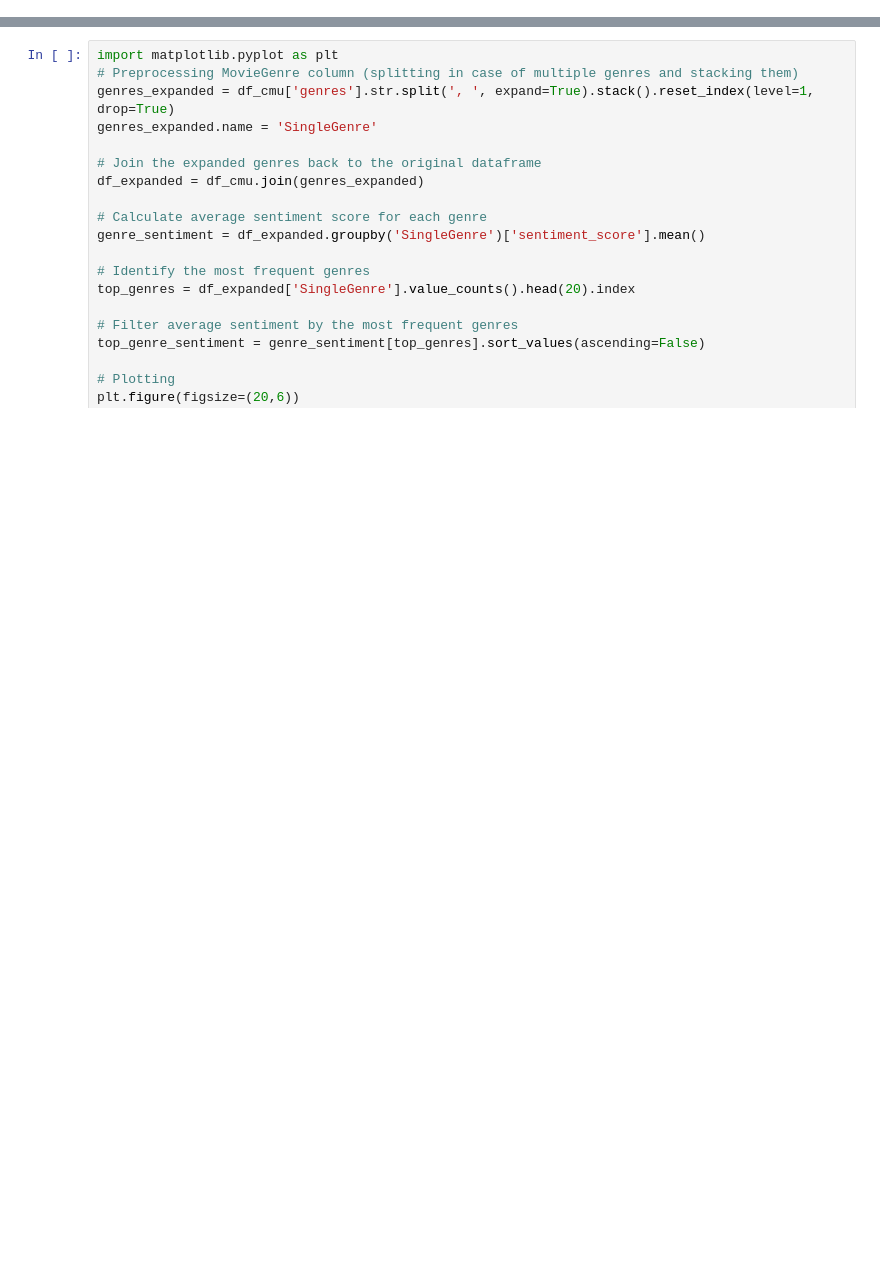
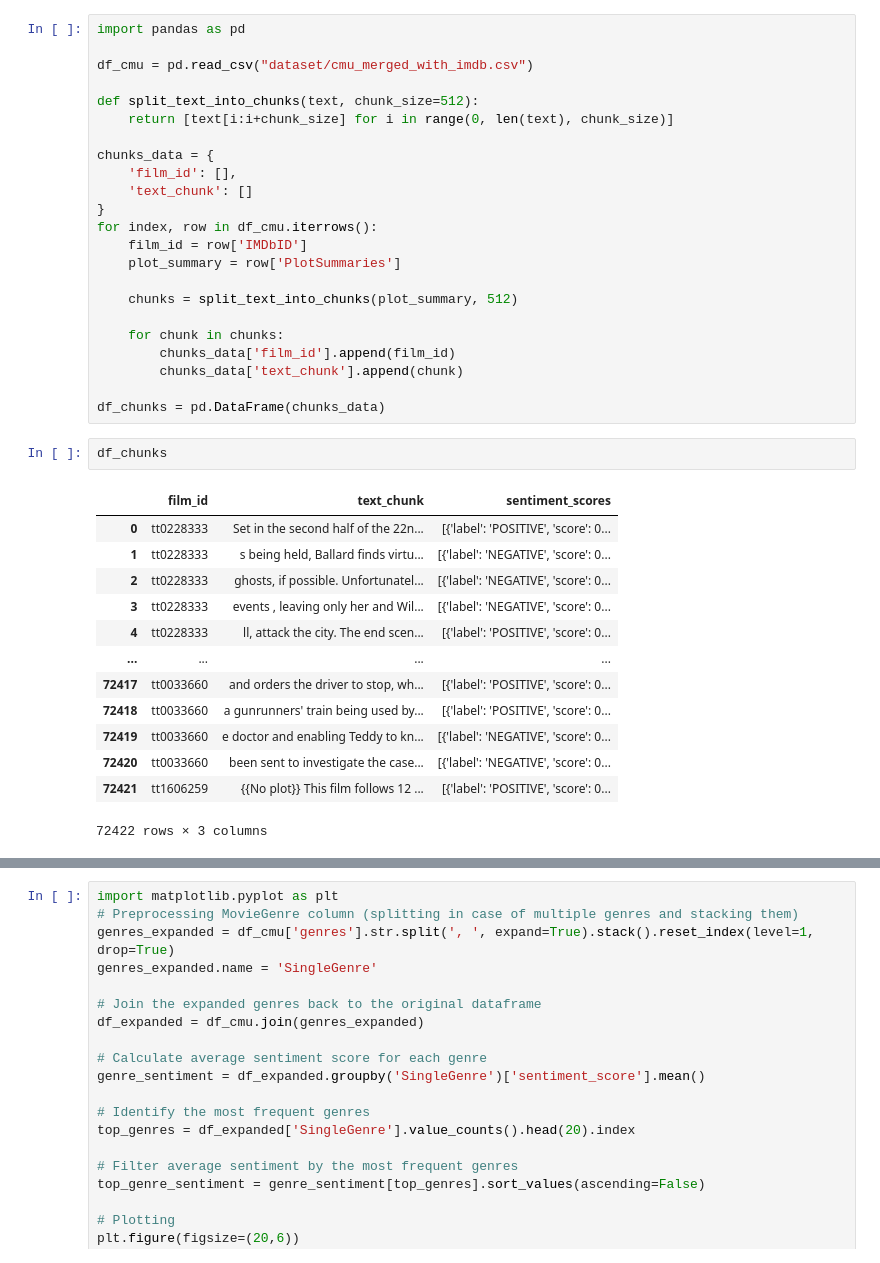
Before and after one commit to epfl-ada/ada-2023-project-padawans, a Jupyter notebook: Q4.ipynb, the cells around one changed output, grey strips where cells are left out. Cells and saved outputs as stored; diff of their text form; blank space fills up the shorter version.

```diff
--- a/Q4.ipynb
+++ b/Q4.ipynb
@@ -0,0 +25,39 @@
+# %%
+import pandas as pd
+
+df_cmu = pd.read_csv("dataset/cmu_merged_with_imdb.csv")
+
+def split_text_into_chunks(text, chunk_size=512):
+    return [text[i:i+chunk_size] for i in range(0, len(text), chunk_size)]
+
+chunks_data = {
+    'film_id': [],
+    'text_chunk': []
+}
+for index, row in df_cmu.iterrows():
+    film_id = row['IMDbID']
+    plot_summary = row['PlotSummaries']
+
+    chunks = split_text_into_chunks(plot_summary, 512)
+
+    for chunk in chunks:
+        chunks_data['film_id'].append(film_id)
+        chunks_data['text_chunk'].append(chunk)
+
+df_chunks = pd.DataFrame(chunks_data)
+# %%
+df_chunks
+# %% [output]
+|  | film_id | text_chunk | sentiment_scores |
+| 0 | tt0228333 | Set in the second half of the 22n... | [{'label': 'POSITIVE', 'score': 0... |
+| 1 | tt0228333 | s being held, Ballard finds virtu... | [{'label': 'NEGATIVE', 'score': 0... |
+| 2 | tt0228333 | ghosts, if possible. Unfortunatel... | [{'label': 'NEGATIVE', 'score': 0... |
+| 3 | tt0228333 | events , leaving only her and Wil... | [{'label': 'NEGATIVE', 'score': 0... |
+| 4 | tt0228333 | ll, attack the city. The end scen... | [{'label': 'POSITIVE', 'score': 0... |
+| ... | ... | ... | ... |
+| 72417 | tt0033660 | and orders the driver to stop, wh... | [{'label': 'POSITIVE', 'score': 0... |
+| 72418 | tt0033660 | a gunrunners' train being used by... | [{'label': 'POSITIVE', 'score': 0... |
+| 72419 | tt0033660 | e doctor and enabling Teddy to kn... | [{'label': 'NEGATIVE', 'score': 0... |
+| 72420 | tt0033660 | been sent to investigate the case... | [{'label': 'NEGATIVE', 'score': 0... |
+| 72421 | tt1606259 | {{No plot}} This film follows 12 ... | [{'label': 'POSITIVE', 'score': 0... |
+72422 rows × 3 columns
```
Also changed, not shown: parts of 17 cells of this notebook, 5 other files.
